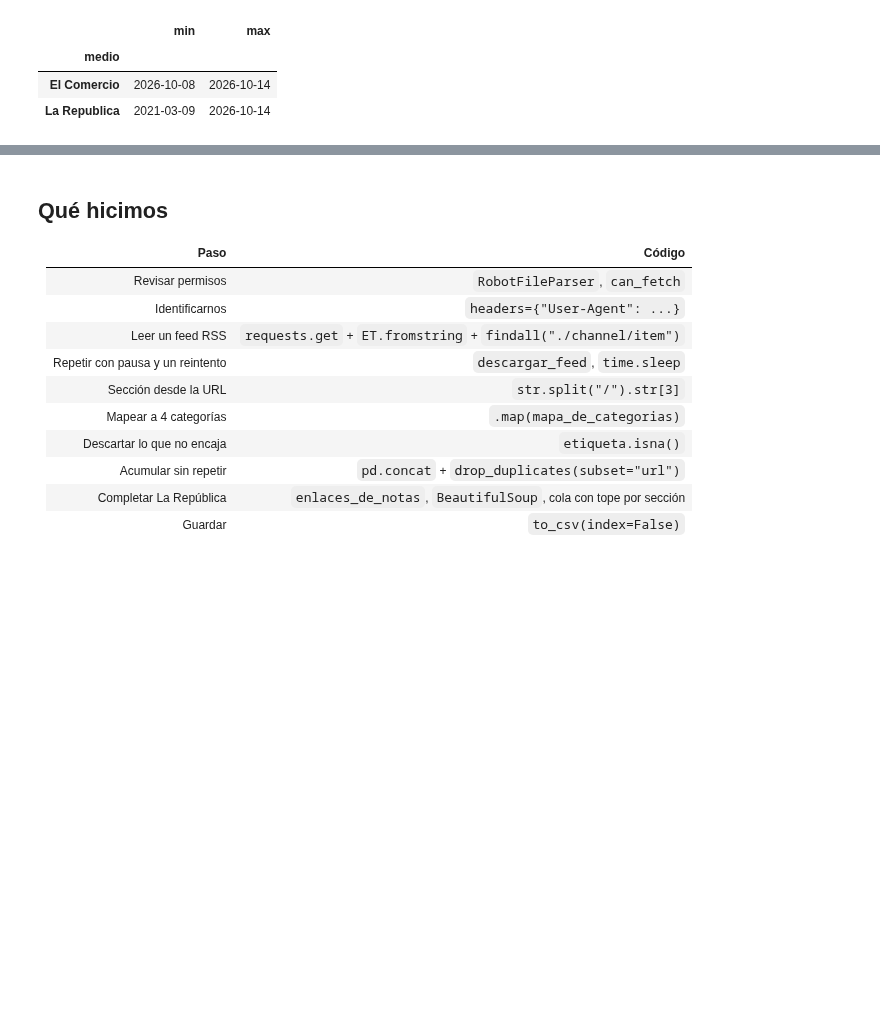
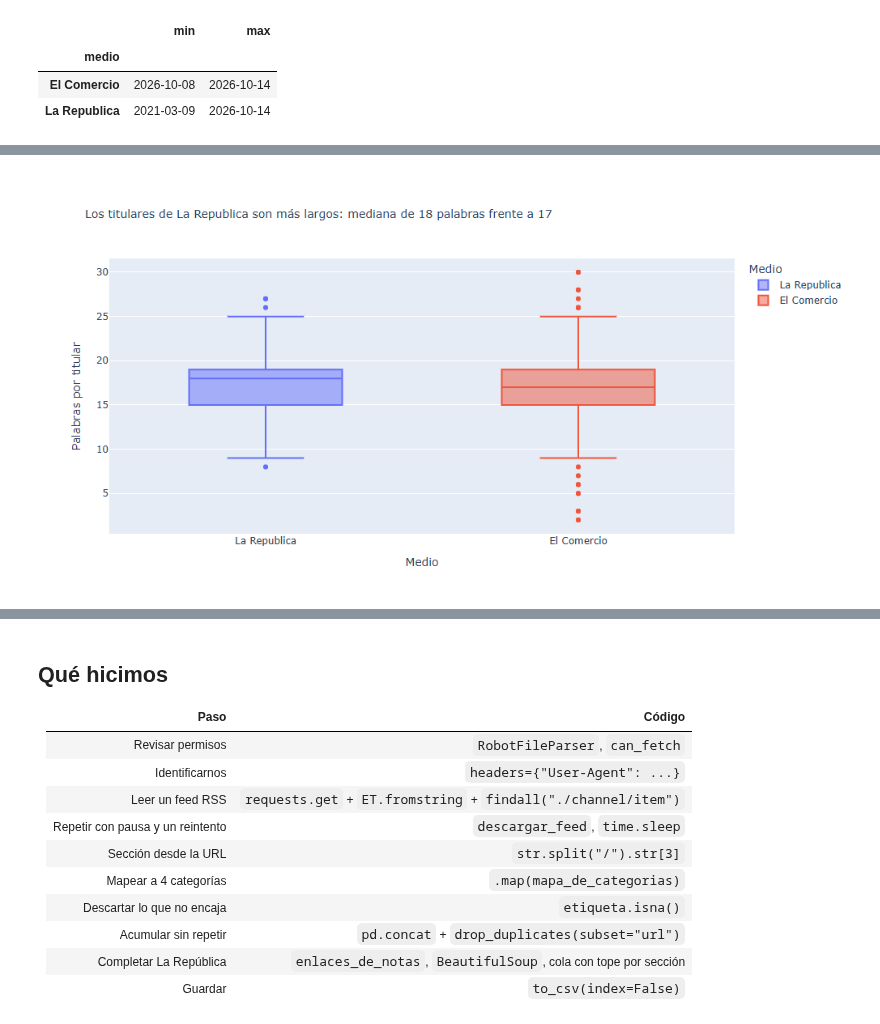
Before and after one commit to d2cml-ai/Data-Science-Python, a Jupyter notebook: tarea_1/01_recoleccion.ipynb, the cells around one changed output, grey strips where cells are left out. Drawn from its saved outputs; the diff is of its cells as text; code cells hidden in the pictures; blank space fills up the shorter version.

```diff
--- a/tarea_1/01_recoleccion.ipynb
+++ b/tarea_1/01_recoleccion.ipynb
@@ -466,0 +488,11 @@ acumulado.groupby("medio")["fecha"].agg(["min", "max"])
+# %%
+mediana = graf.groupby("medio")["palabras"].median()
+mas_largo = mediana.idxmax()
+titulo = (f"Los titulares de {mas_largo} son más largos: mediana de "
+          f"{mediana.max():.0f} palabras frente a {mediana.min():.0f}")
+
+fig2 = px.box(graf, x="medio", y="palabras", color="medio", points="outliers",
+              title=titulo, labels={"medio": "Medio", "palabras": "Palabras por titular"})
+fig2.show()
+# %% [output]
+[figure, added]
```
Also changed, not shown: parts of 10 cells of this notebook, 7 other files.
